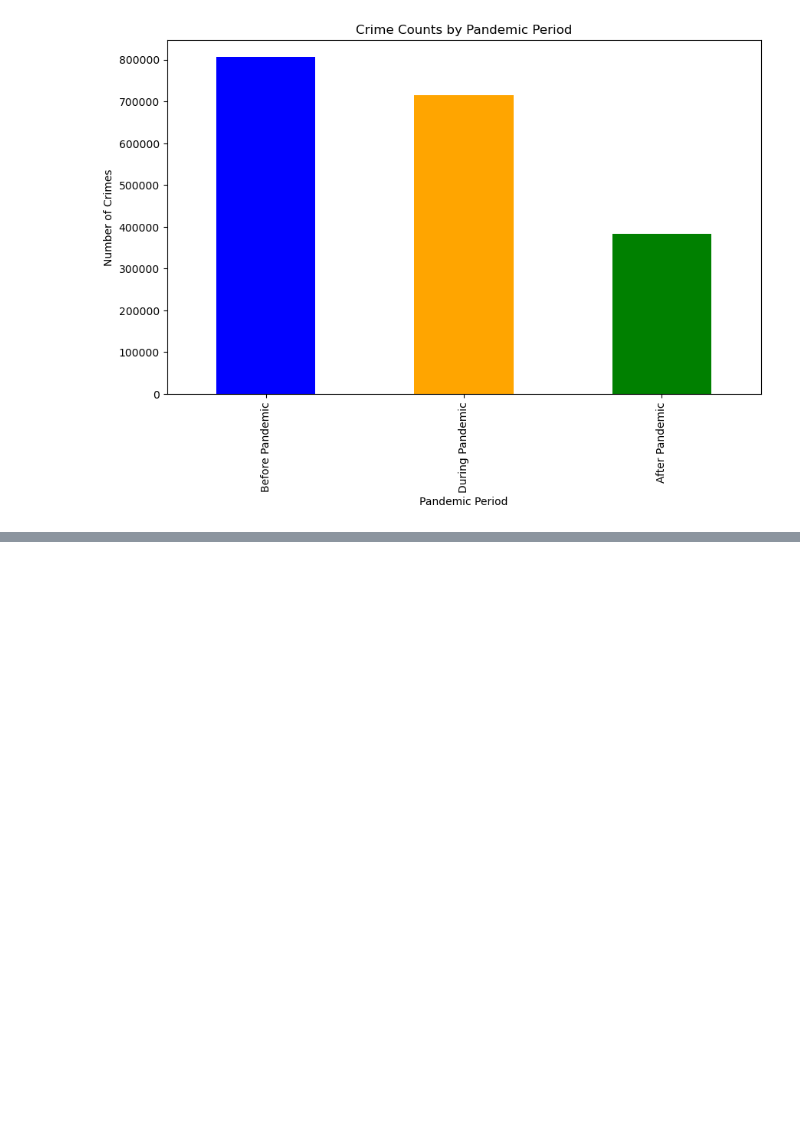
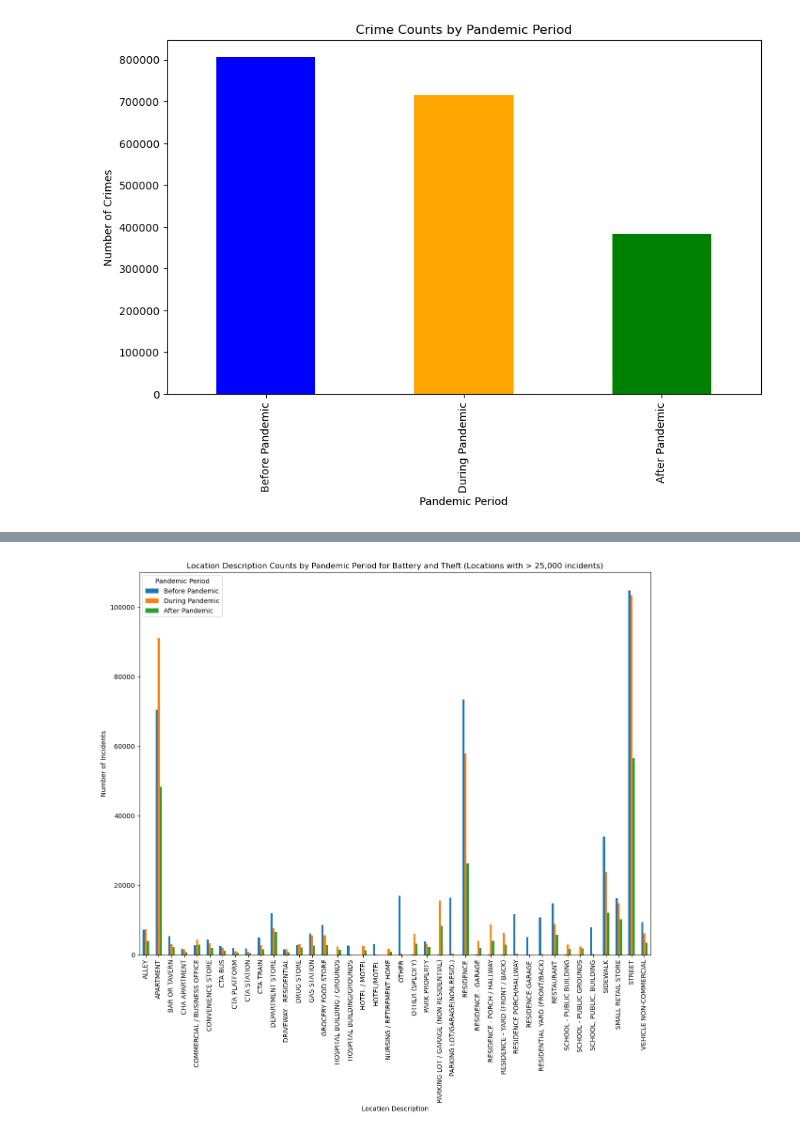
Before and after one commit to QJones76/team-project-1, a Jupyter notebook: main_analysis_file.ipynb, the cells around one changed output, grey strips where cells are left out. Cells and saved outputs as stored; diff of their text form; code cells hidden in the pictures; blank space fills up the shorter version.

```diff
--- a/main_analysis_file.ipynb
+++ b/main_analysis_file.ipynb
@@ -776,0 +1238,32 @@ plt.show()
+# %%
+# Get a copy of the data frame to work with
+locations_descriptor_count = crime_location_data.copy()
+
+# Filter rows for 'Primary Type' values 'BATTERY' or 'THEFT'
+locations_descriptor_count = locations_descriptor_count[
+    (locations_descriptor_count['Primary Type'] == 'BATTERY') | (locations_descriptor_count['Primary Type'] == 'THEFT') | (locations_descriptor_count['Primary Type'] == 'ASSAULT') | (locations_descriptor_count['Primary Type'] == 'CRIMINAL DAMAGE')
+]
+
+# Group by 'Pandemic Period' and 'Location Description' to get the counts
+locations_descriptor_count = locations_descriptor_count.groupby(['Pandemic Period', 'Location Description']).size()
+
+# Filter for location descriptions with a total count above 25,000
+locations_descriptor_totals = locations_descriptor_count.groupby('Location Description').sum()  # Get the total count per location description
+filtered_locations_descriptor = locations_descriptor_totals[locations_descriptor_totals > 2500].index  # Filter locations above 25,000
+
+# Filter the original data to include only these location descriptions
+locations_descriptor_count = locations_descriptor_count[locations_descriptor_count.index.get_level_values('Location Description').isin(filtered_locations_descriptor)]
+
+# Plot the data as a bar chart
+locations_descriptor_count.unstack('Pandemic Period').plot(kind='bar', figsize=(12, 12))
+
+# Add titles and labels
+plt.title("Location Description Counts by Pandemic Period for Battery and Theft (Locations with > 25,000 incidents)")
+plt.xlabel("Location Description")
+plt.ylabel("Number of Incidents")
+plt.legend(title="Pandemic Period")
+plt.xticks(rotation=90)
+plt.tight_layout()
+plt.show()
+# %% [output]
+[figure, added]
```
Also changed, not shown: parts of 20 cells of this notebook, 10 other files.
